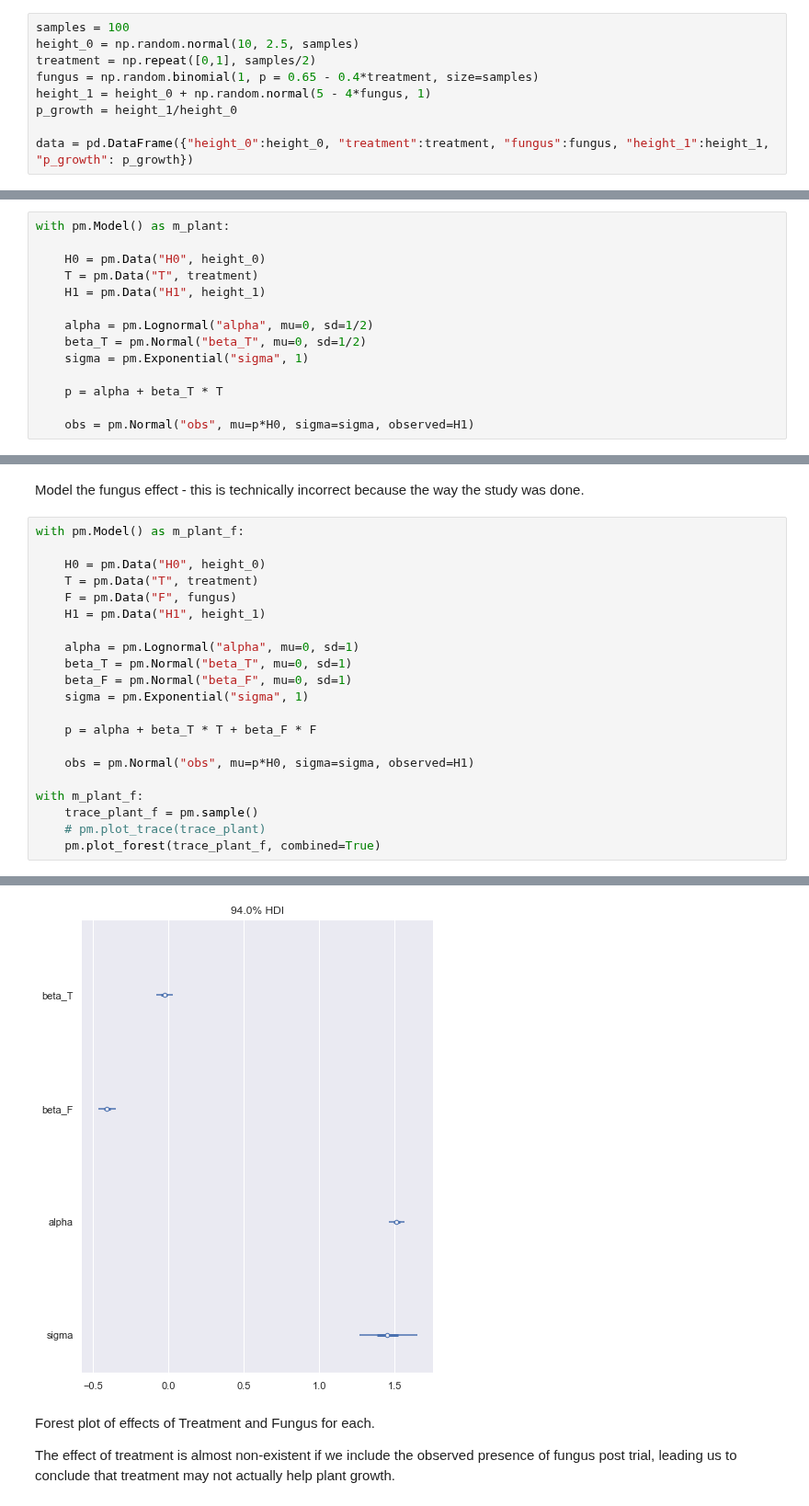
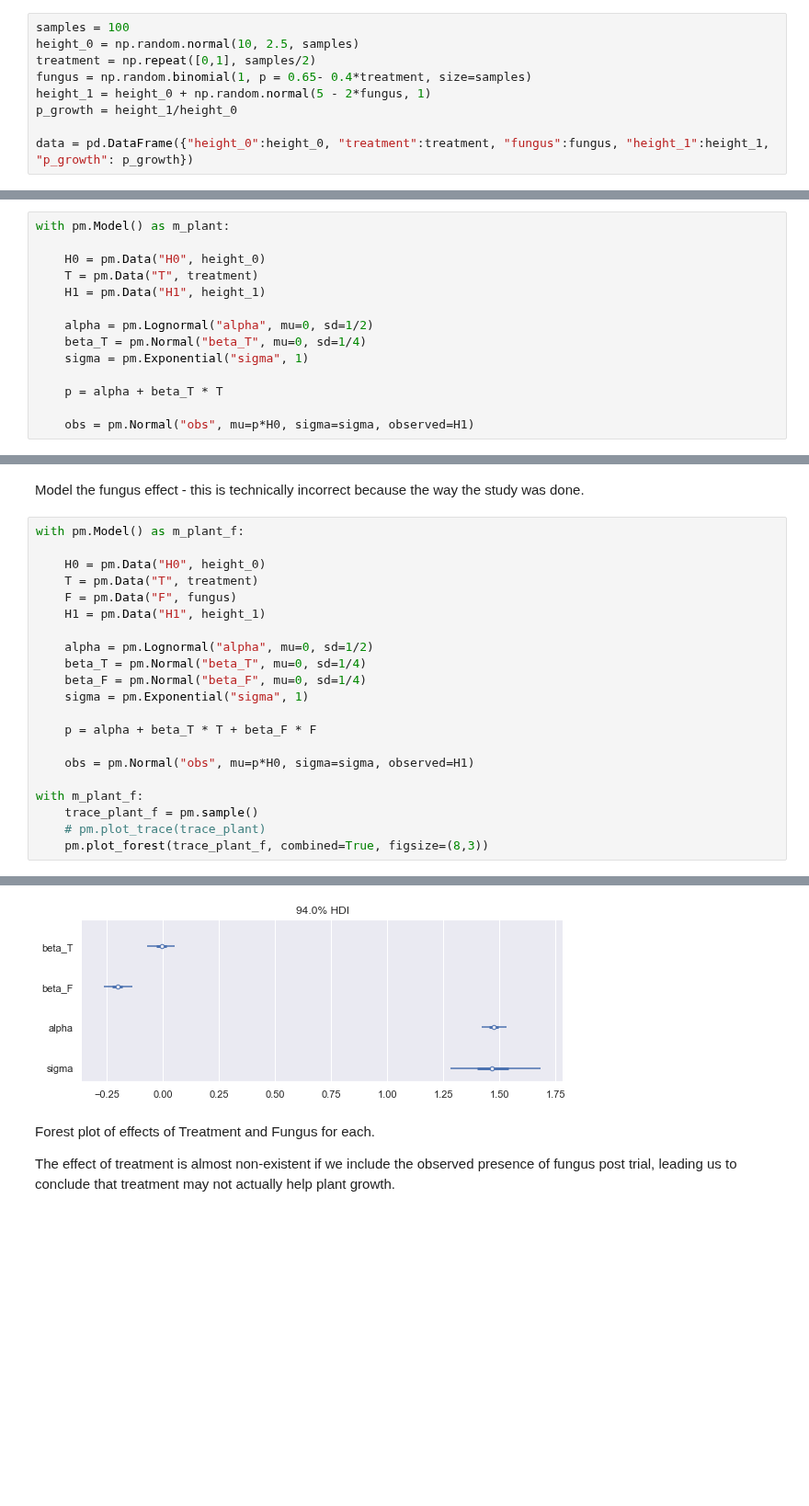
Before and after one commit to btbyrnes/statistical_rethinking, a Jupyter notebook: Chapter 06 Post Treatment Bias.ipynb, the cells around one changed output, grey strips where cells are left out. Shown at 92% size. Drawn from its saved outputs; the diff is of its cells as text; blank space fills up the shorter version.

```diff
--- a/Chapter 06 Post Treatment Bias.ipynb
+++ b/Chapter 06 Post Treatment Bias.ipynb
@@ -13,8 +13,8 @@ Generate Data
 samples = 100
 height_0 = np.random.normal(10, 2.5, samples)
 treatment = np.repeat([0,1], samples/2)
-fungus = np.random.binomial(1, p = 0.65 - 0.4*treatment, size=samples)
-height_1 = height_0 + np.random.normal(5 - 4*fungus, 1)
+fungus = np.random.binomial(1, p = 0.65- 0.4*treatment, size=samples)
+height_1 = height_0 + np.random.normal(5 - 2*fungus, 1)
 p_growth = height_1/height_0
 
 data = pd.DataFrame({"height_0":height_0, "treatment":treatment, "fungus":fungus, "height_1":height_1, "p_growth": p_growth})
@@ -50,7 +54,7 @@ with pm.Model() as m_plant:
     H1 = pm.Data("H1", height_1)
 
     alpha = pm.Lognormal("alpha", mu=0, sd=1/2)
-    beta_T = pm.Normal("beta_T", mu=0, sd=1/2)
+    beta_T = pm.Normal("beta_T", mu=0, sd=1/4)
     sigma = pm.Exponential("sigma", 1)
 
     p = alpha + beta_T * T
@@ -94,9 +99,9 @@ with pm.Model() as m_plant_f:
     F = pm.Data("F", fungus)
     H1 = pm.Data("H1", height_1)
 
-    alpha = pm.Lognormal("alpha", mu=0, sd=1)
-    beta_T = pm.Normal("beta_T", mu=0, sd=1)
-    beta_F = pm.Normal("beta_F", mu=0, sd=1)
+    alpha = pm.Lognormal("alpha", mu=0, sd=1/2)
+    beta_T = pm.Normal("beta_T", mu=0, sd=1/4)
+    beta_F = pm.Normal("beta_F", mu=0, sd=1/4)
     sigma = pm.Exponential("sigma", 1)
 
     p = alpha + beta_T * T + beta_F * F
@@ -106,7 +111,7 @@ with pm.Model() as m_plant_f:
 with m_plant_f:
     trace_plant_f = pm.sample()
     # pm.plot_trace(trace_plant)
-    pm.plot_forest(trace_plant_f, combined=True)
+    pm.plot_forest(trace_plant_f, combined=True, figsize=(8,3))
 # %% [output]
 Auto-assigning NUTS sampler...
 Initializing NUTS using jitter+adapt_diag...
@@ -117,4 +123,4 @@ Sampling 2 chains for 1_000 tune and 1_000 draw iterations (2_000 + 2_000 draws
-[figure, old version]
+[figure, new version]
 # %% [markdown]
 Forest plot of effects of Treatment and Fungus for each.
 
```
Also changed, not shown: parts of 6 cells of this notebook.
